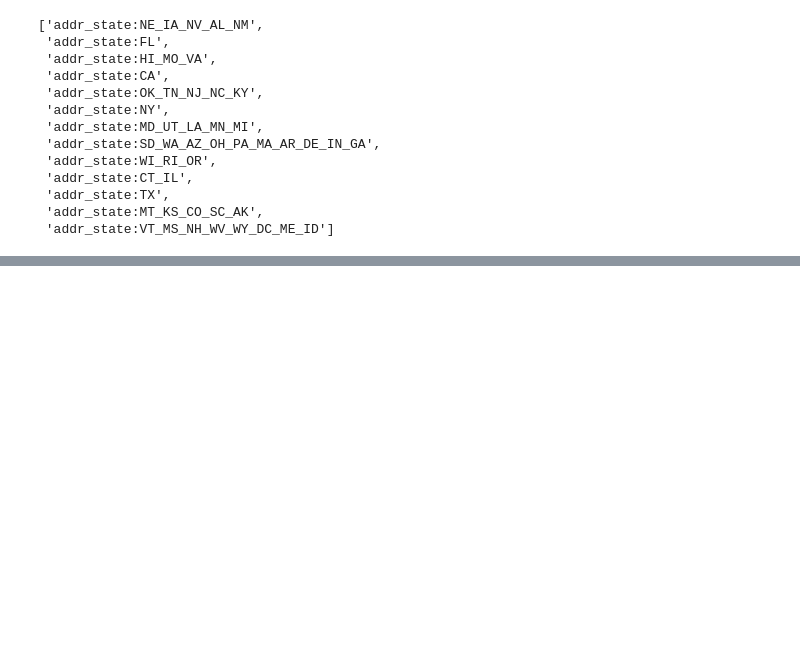
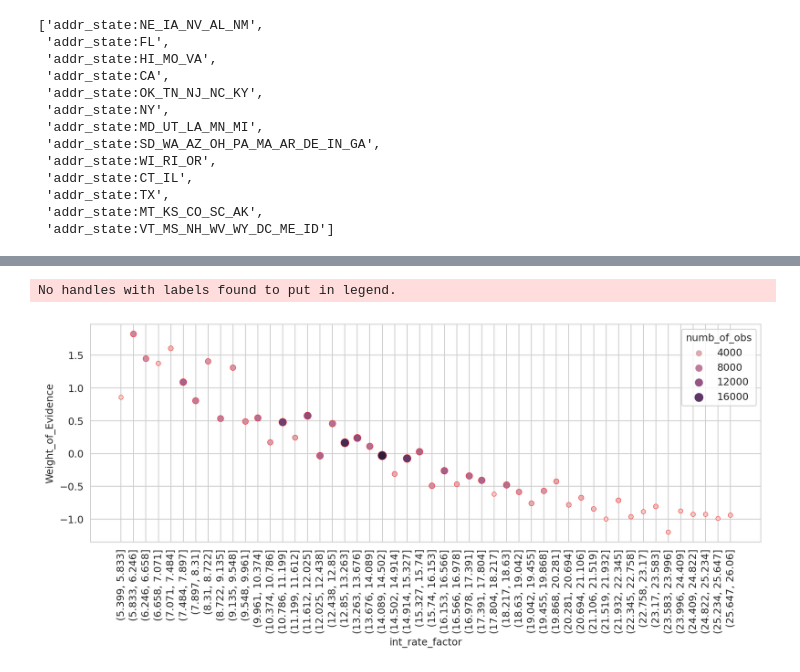
Before and after one commit to EmilSeyfullayev/Credit_Risk_Modeling_in_Python, a Jupyter notebook: General_processing.ipynb, the cells around one changed output, grey strips where cells are left out. Drawn from its saved outputs; the diff is of its cells as text; code cells hidden in the pictures; blank space fills up the shorter version.

```diff
--- a/General_processing.ipynb
+++ b/General_processing.ipynb
@@ -964,0 +1188,5 @@ state.got_column_names_func()
+# %%
+df['int_rate_factor'] = int_rate_factor
+# %%
+temp = WoE_and_IV_continous_values(df, 'int_rate_factor')
+temp
@@ -964,0 +1211,5 @@ state.got_column_names_func()
+# %%
+vis_WoE(temp, rotation=90, width=12)
+# %% [output]
+No handles with labels found to put in legend.
+[figure, added]
```
Also changed, not shown: parts of 40 cells of this notebook.
